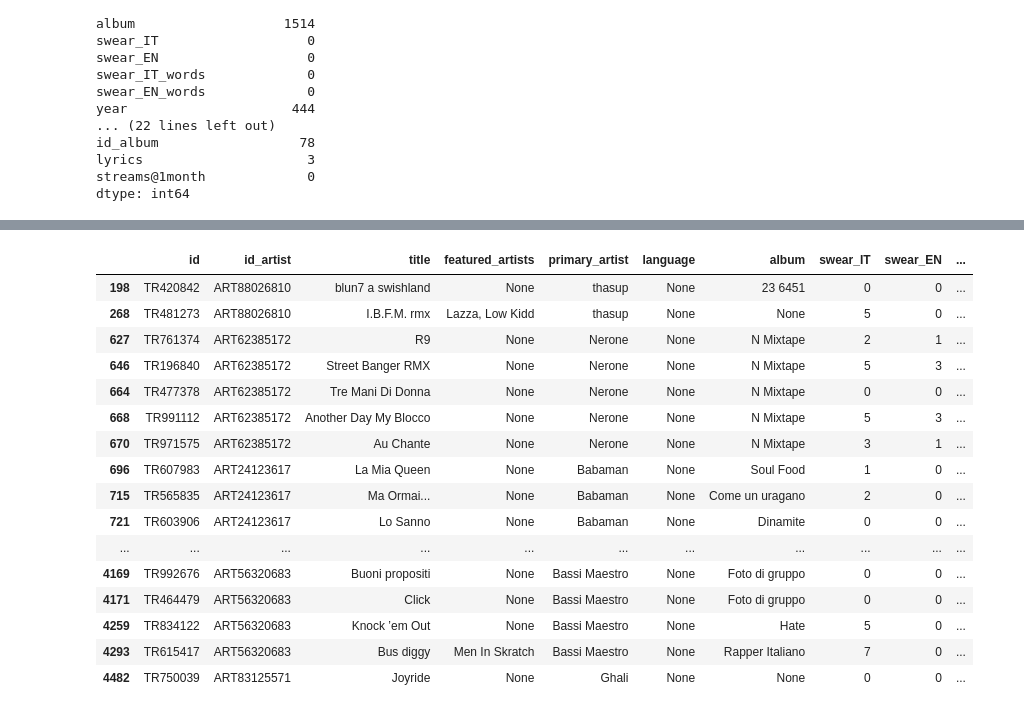
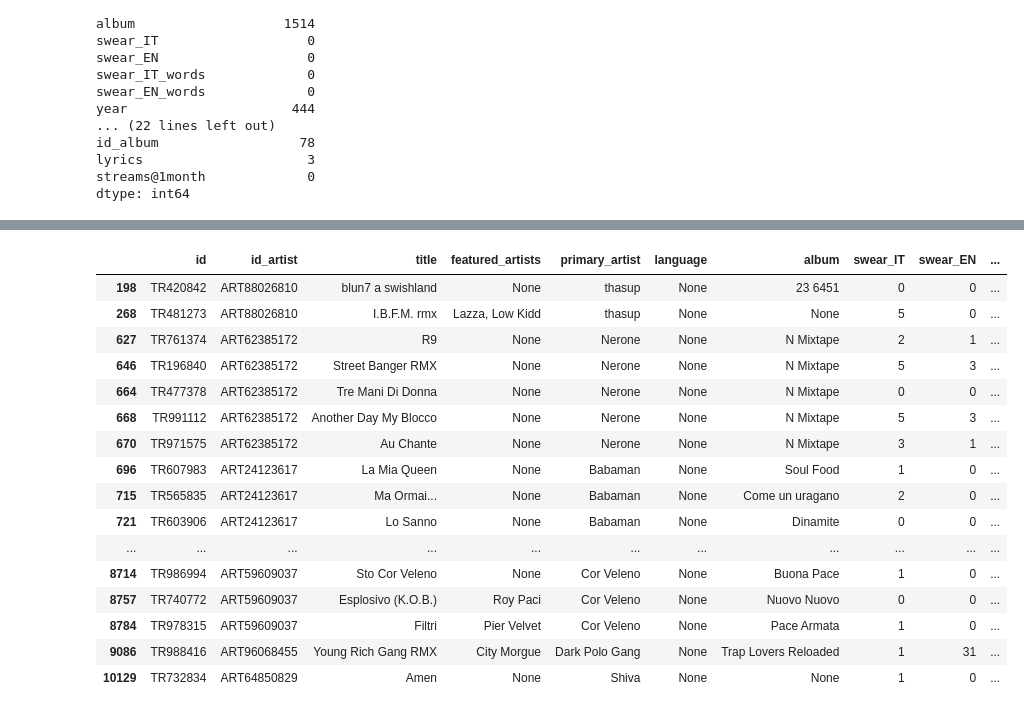
Before and after one commit to lorenzoalbani/dss, a Jupyter notebook: EDA.ipynb, the cells around one changed output, grey strips where cells are left out. Drawn from its saved outputs; the diff is of its cells as text; code cells hidden in the pictures.

```diff
--- a/EDA.ipynb
+++ b/EDA.ipynb
@@ -122,6 +109,6 @@ Name: count, Length: 104, dtype: int64
 null_lang = ds[ds['language'].isnull()]
 # %%
 pd.set_option('display.max_columns', None)
-null_lang.head(50)
+null_lang.head(500)
 # %% [output]
 |  | id | id_artist | title | featured_artists | primary_artist | language | album | swear_IT | swear_EN | ... |
@@ -129,15 +116,15 @@ null_lang.head(50)
 | 268 | TR481273 | ART88026810 | I.B.F.M. rmx | Lazza, Low Kidd | thasup | None | None | 5 | 0 | ... |
 | 627 | TR761374 | ART62385172 | R9 | None | Nerone | None | N Mixtape | 2 | 1 | ... |
 | 646 | TR196840 | ART62385172 | Street Banger RMX | None | Nerone | None | N Mixtape | 5 | 3 | ... |
 | 664 | TR477378 | ART62385172 | Tre Mani Di Donna | None | Nerone | None | N Mixtape | 0 | 0 | ... |
 | 668 | TR991112 | ART62385172 | Another Day My Blocco | None | Nerone | None | N Mixtape | 5 | 3 | ... |
 | 670 | TR971575 | ART62385172 | Au Chante | None | Nerone | None | N Mixtape | 3 | 1 | ... |
 | 696 | TR607983 | ART24123617 | La Mia Queen | None | Babaman | None | Soul Food | 1 | 0 | ... |
 | 715 | TR565835 | ART24123617 | Ma Ormai... | None | Babaman | None | Come un uragano | 2 | 0 | ... |
 | 721 | TR603906 | ART24123617 | Lo Sanno | None | Babaman | None | Dinamite | 0 | 0 | ... |
 | ... | ... | ... | ... | ... | ... | ... | ... | ... | ... | ... |
-| 4169 | TR992676 | ART56320683 | Buoni propositi | None | Bassi Maestro | None | Foto di gruppo | 0 | 0 | ... |
-| 4171 | TR464479 | ART56320683 | Click | None | Bassi Maestro | None | Foto di gruppo | 0 | 0 | ... |
-| 4259 | TR834122 | ART56320683 | Knock ’em Out | None | Bassi Maestro | None | Hate | 5 | 0 | ... |
-| 4293 | TR615417 | ART56320683 | Bus diggy | Men In Skratch | Bassi Maestro | None | Rapper Italiano | 7 | 0 | ... |
-| 4482 | TR750039 | ART83125571 | Joyride | None | Ghali | None | None | 0 | 0 | ... |
+| 8714 | TR986994 | ART59609037 | Sto Cor Veleno | None | Cor Veleno | None | Buona Pace | 1 | 0 | ... |
+| 8757 | TR740772 | ART59609037 | Esplosivo (K.O.B.) | Roy Paci | Cor Veleno | None | Nuovo Nuovo | 0 | 0 | ... |
+| 8784 | TR978315 | ART59609037 | Filtri | Pier Velvet | Cor Veleno | None | Pace Armata | 1 | 0 | ... |
+| 9086 | TR988416 | ART96068455 | Young Rich Gang RMX | City Morgue | Dark Polo Gang | None | Trap Lovers Reloaded | 1 | 31 | ... |
+| 10129 | TR732834 | ART64850829 | Amen | None | Shiva | None | None | 1 | 0 | ... |
```
Also changed, not shown: parts of 17 cells of this notebook, 2 other files.
